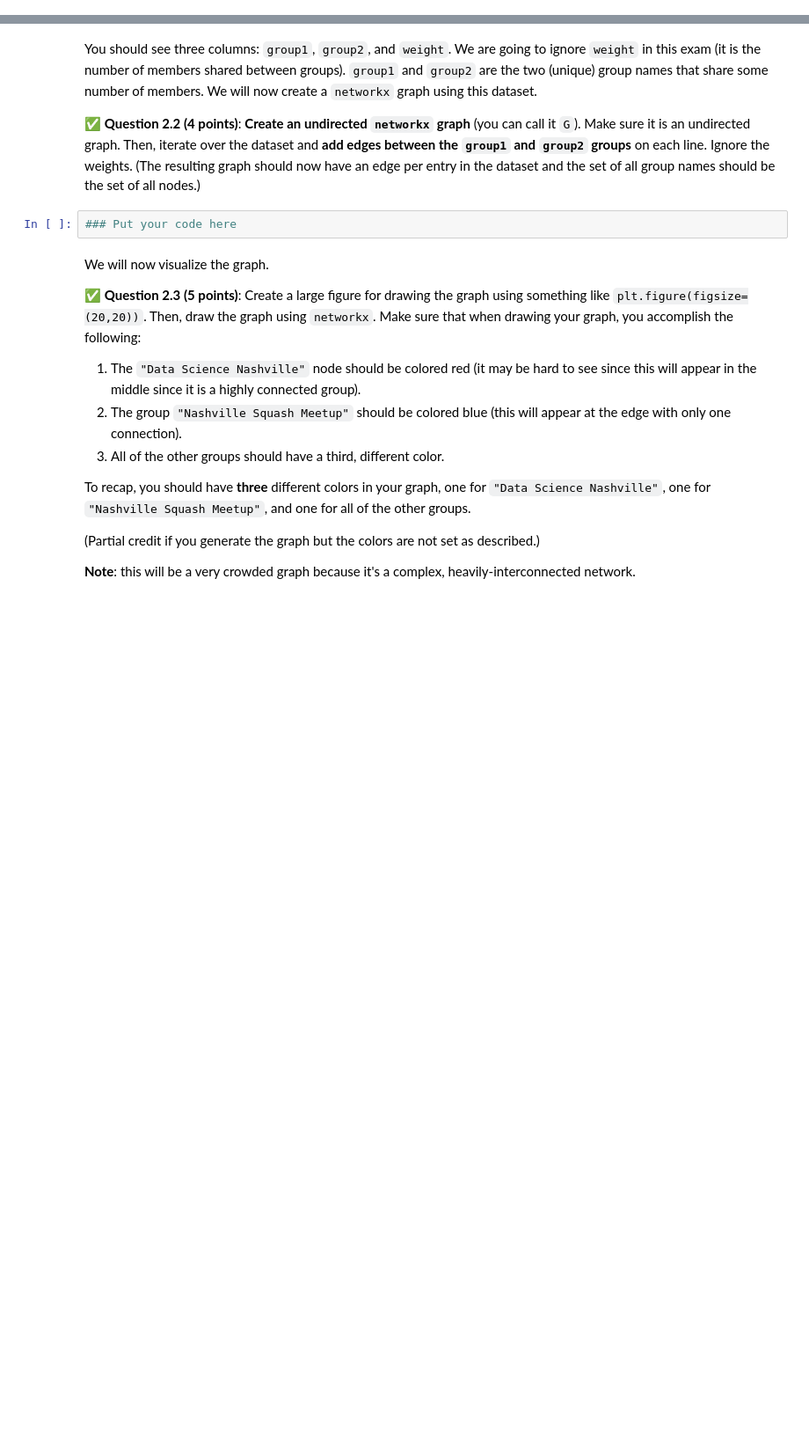
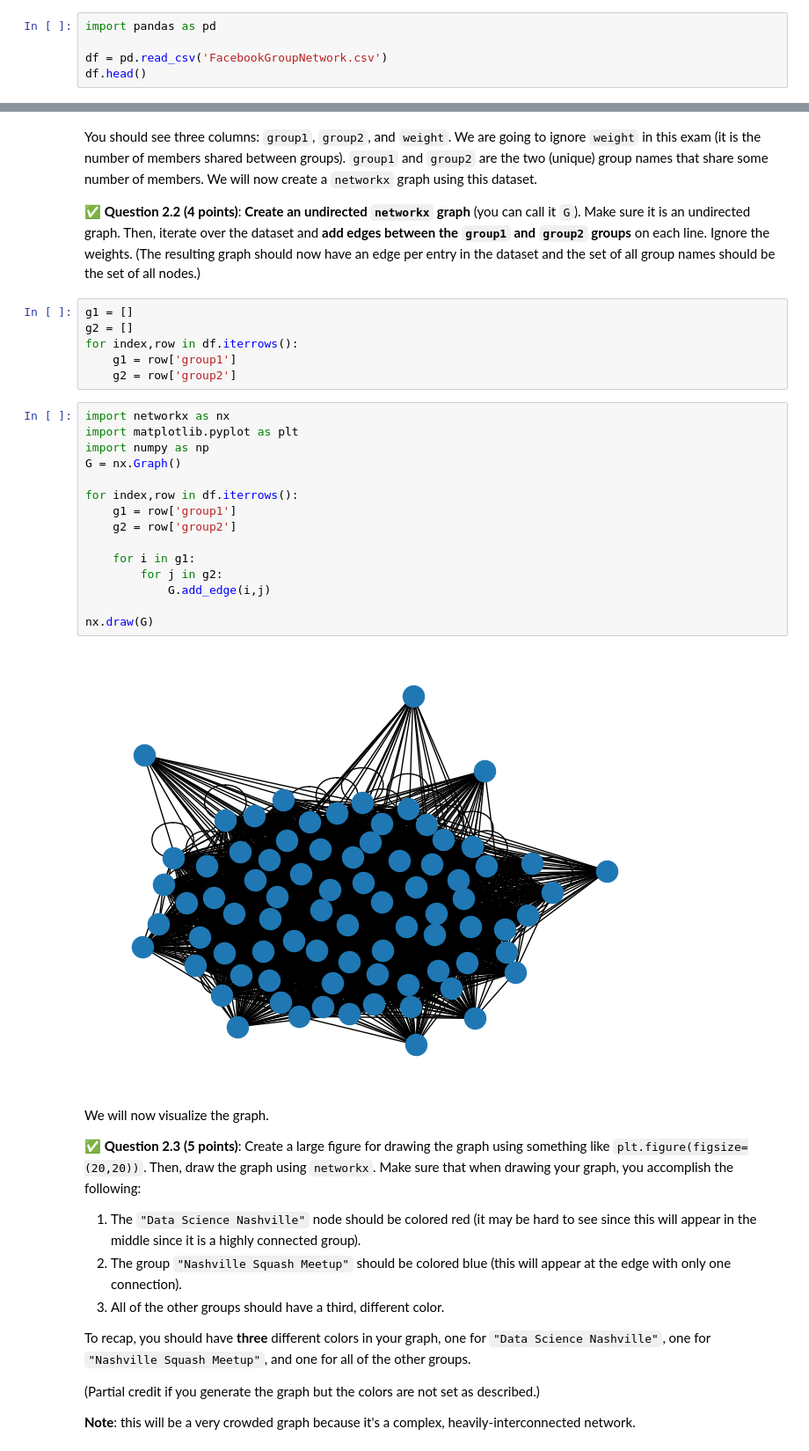
Before and after one commit to aaronng03/CMSE202-s24-turnin, a Jupyter notebook: final/final.ipynb, the cells around one changed output, grey strips where cells are left out. Shown: that part at 88% size. Saved outputs shown, nothing was run; the diff lists cells and outputs as text; blank space fills up the shorter version.

```diff
--- a/final/final.ipynb
+++ b/final/final.ipynb
@@ -54,0 +53,5 @@ In this part of the exam, we will look at Facebook groups in Tennessee. Some of
+# %%
+import pandas as pd
+
+df = pd.read_csv('FacebookGroupNetwork.csv')
+df.head()
@@ -56,8 +66,29 @@ In this part of the exam, we will look at Facebook groups in Tennessee. Some of
 You should see three columns: `group1`, `group2`, and `weight`. We are going to ignore `weight` in this exam (it is the number of members shared between groups). `group1` and `group2` are the two (unique) group names that share some number of members. We will now create a `networkx` graph using this dataset.
 
 &#9989; **Question 2.2 (4 points)**: **Create an undirected `networkx` graph** (you can call it `G`). Make sure it is an undirected graph. Then, iterate over the dataset and **add edges between the `group1` and `group2` groups** on each line. Ignore the weights. (The resulting graph should now have an edge per entry in the dataset and the set of all group names should be the set of all nodes.)
-# %%
-### Put your code here
+# %%
+g1 = []
+g2 = []
+for index,row in df.iterrows():
+    g1 = row['group1']
+    g2 = row['group2']
+# %%
+import networkx as nx
+import matplotlib.pyplot as plt
+import numpy as np
+G = nx.Graph()
+
+for index,row in df.iterrows():
+    g1 = row['group1']
+    g2 = row['group2']
+
+    for i in g1:
+        for j in g2:
+            G.add_edge(i,j)
+
+nx.draw(G)
+# %% [output]
+[figure, added]
 # %% [markdown]
 We will now visualize the graph.
 
```
Also changed, not shown: parts of 6 cells of this notebook.
